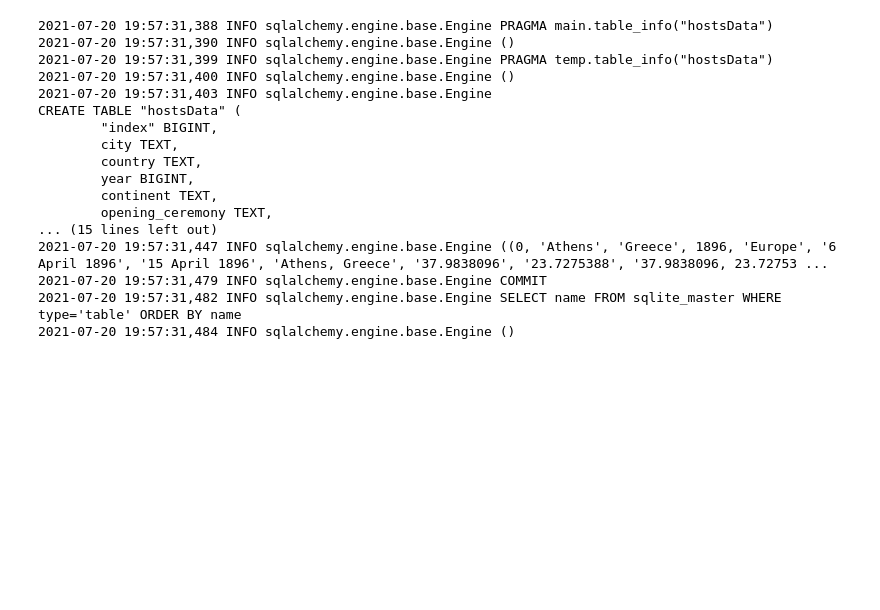
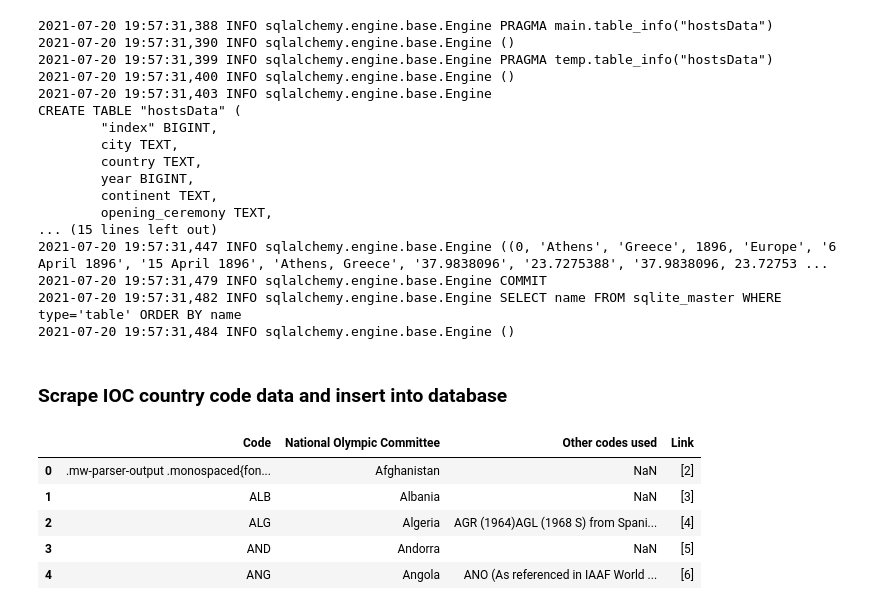
Before and after one commit to julia-claira/Olympic_Analysis, a Jupyter notebook: data/Scraping-API/WebScraping.ipynb, the cells around one changed output. Cells and saved outputs as stored; diff of their text form; code cells hidden in the pictures; blank space fills up the shorter version.

```diff
--- a/data/Scraping-API/WebScraping.ipynb
+++ b/data/Scraping-API/WebScraping.ipynb
@@ -152,3 +157,10 @@ CREATE TABLE "hostsData" (
 # %%
 # Close connection to database
 sqlite_connection.close()
+# %% [markdown]
+### Scrape IOC country code data and insert into database
+# %%
+ioc_url = 'https://en.wikipedia.org/wiki/List_of_IOC_country_codes'
+# %%
+# Read in tables off url
+tables = pd.read_html(ioc_url)
@@ -154,0 +169,9 @@ sqlite_connection.close()
+# %%
+codes_df.head()
+# %% [output]
+|  | Code | National Olympic Committee | Other codes used | Link |
+| 0 | .mw-parser-output .monospaced{fon... | Afghanistan | NaN | [2] |
+| 1 | ALB | Albania | NaN | [3] |
+| 2 | ALG | Algeria | AGR (1964)AGL (1968 S) from Spani... | [4] |
+| 3 | AND | Andorra | NaN | [5] |
+| 4 | ANG | Angola | ANO (As referenced in IAAF World ... | [6] |
```
Also changed, not shown: parts of 15 cells of this notebook.
